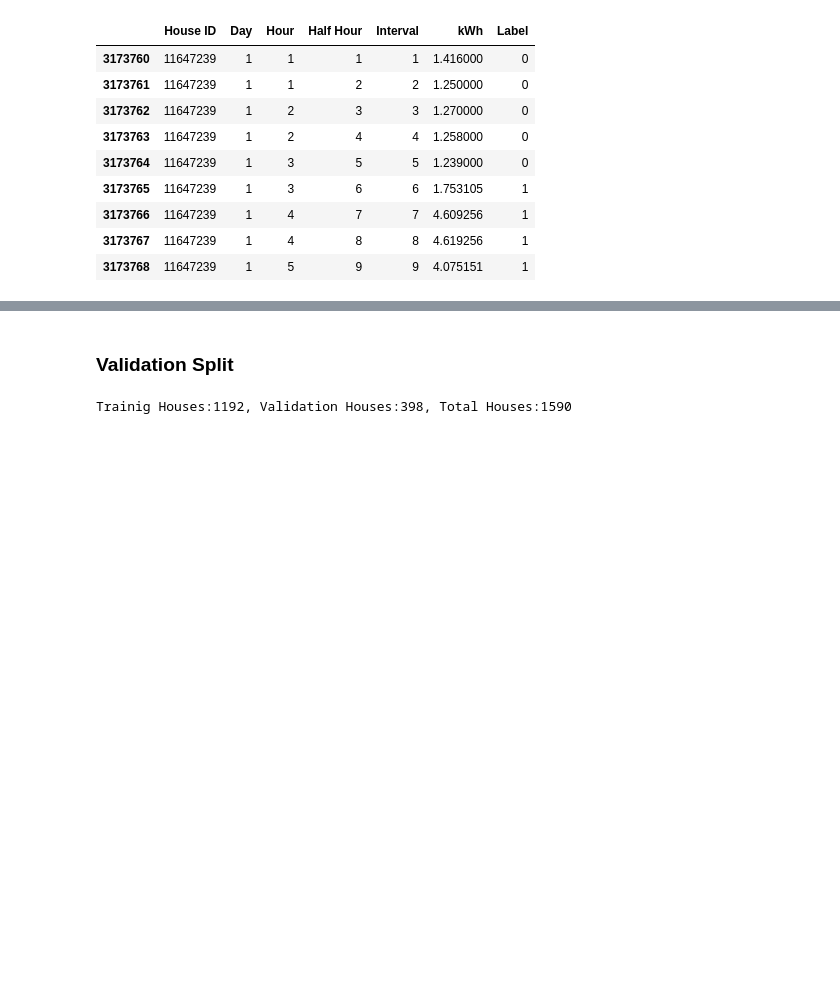
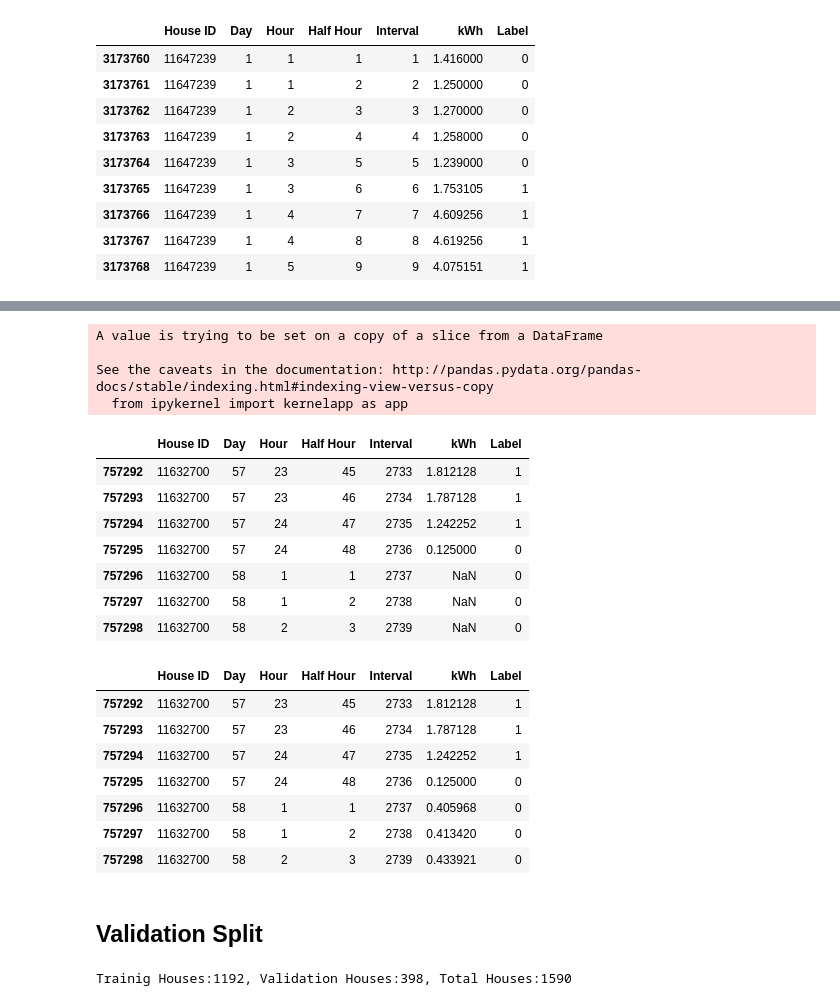
Before and after one commit to torenunez/udacity-mlnd-capstone, a Jupyter notebook: ev-capstone.ipynb, the cells around one changed output, grey strips where cells are left out. Saved outputs shown, nothing was run; the diff lists cells and outputs as text; code cells hidden in the pictures; blank space fills up the shorter version.

```diff
--- a/ev-capstone.ipynb
+++ b/ev-capstone.ipynb
@@ -177,5 +231,46 @@ display(ev_train_piv_lab_tmp[ev_train_piv_lab_tmp['House ID']==11647239].head(9)
+# %%
+ev_train_piv_lab_tmp_filled = ev_train_piv_lab_tmp.copy()
+
+for idx, row in ev_train_piv_lab_tmp_filled[all_missing_rows].iterrows():
+
+    missing_interval = row['Interval']
+    missing_house = row['House ID']
+    missing_half_hour = row['Half Hour']
+
+    house_rm = house_hh_mean_df['House ID'] == missing_house
+    half_hour_rm = house_hh_mean_df['Half Hour'] == missing_half_hour
+    house_half_hour_average = house_hh_mean_df[house_rm&half_hour_rm]['kWh'].values[0]
+
+    house_rf = ev_train_piv_lab_tmp_filled['House ID'] == missing_house
+    interval_rf = ev_train_piv_lab_tmp_filled['Interval'] == missing_interval
+    ev_train_piv_lab_tmp_filled['kWh'][house_rf&interval_rf] = house_half_hour_average
+# %% [output]
+A value is trying to be set on a copy of a slice from a DataFrame
+
+See the caveats in the documentation: http://pandas.pydata.org/pandas-docs/stable/indexing.html#indexing-view-versus-copy
+  from ipykernel import kernelapp as app
+# %%
+display(ev_train_piv_lab_tmp.iloc[757292:757299,:])
+display(ev_train_piv_lab_tmp_filled.iloc[757292:757299,:])
+# %% [output]
+|  | House ID | Day | Hour | Half Hour | Interval | kWh | Label |
+| 757292 | 11632700 | 57 | 23 | 45 | 2733 | 1.812128 | 1 |
+| 757293 | 11632700 | 57 | 23 | 46 | 2734 | 1.787128 | 1 |
+| 757294 | 11632700 | 57 | 24 | 47 | 2735 | 1.242252 | 1 |
+| 757295 | 11632700 | 57 | 24 | 48 | 2736 | 0.125000 | 0 |
+| 757296 | 11632700 | 58 | 1 | 1 | 2737 | NaN | 0 |
+| 757297 | 11632700 | 58 | 1 | 2 | 2738 | NaN | 0 |
+| 757298 | 11632700 | 58 | 2 | 3 | 2739 | NaN | 0 |
+|  | House ID | Day | Hour | Half Hour | Interval | kWh | Label |
+| 757292 | 11632700 | 57 | 23 | 45 | 2733 | 1.812128 | 1 |
+| 757293 | 11632700 | 57 | 23 | 46 | 2734 | 1.787128 | 1 |
+| 757294 | 11632700 | 57 | 24 | 47 | 2735 | 1.242252 | 1 |
+| 757295 | 11632700 | 57 | 24 | 48 | 2736 | 0.125000 | 0 |
+| 757296 | 11632700 | 58 | 1 | 1 | 2737 | 0.405968 | 0 |
+| 757297 | 11632700 | 58 | 1 | 2 | 2738 | 0.413420 | 0 |
+| 757298 | 11632700 | 58 | 2 | 3 | 2739 | 0.433921 | 0 |
 # %% [markdown]
-### Validation Split
+## Validation Split
 # %%
 from sklearn.model_selection import train_test_split
 
```
Also changed, not shown: parts of 23 cells of this notebook.
